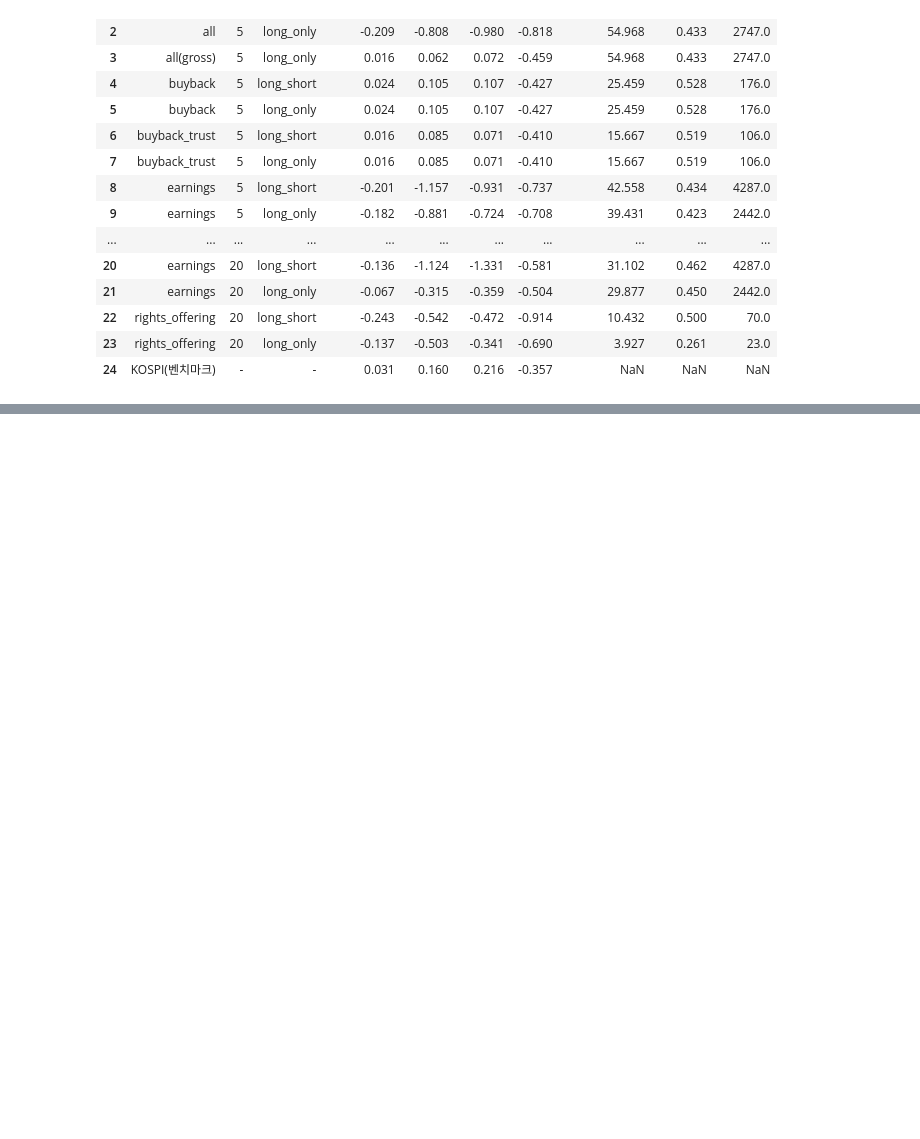
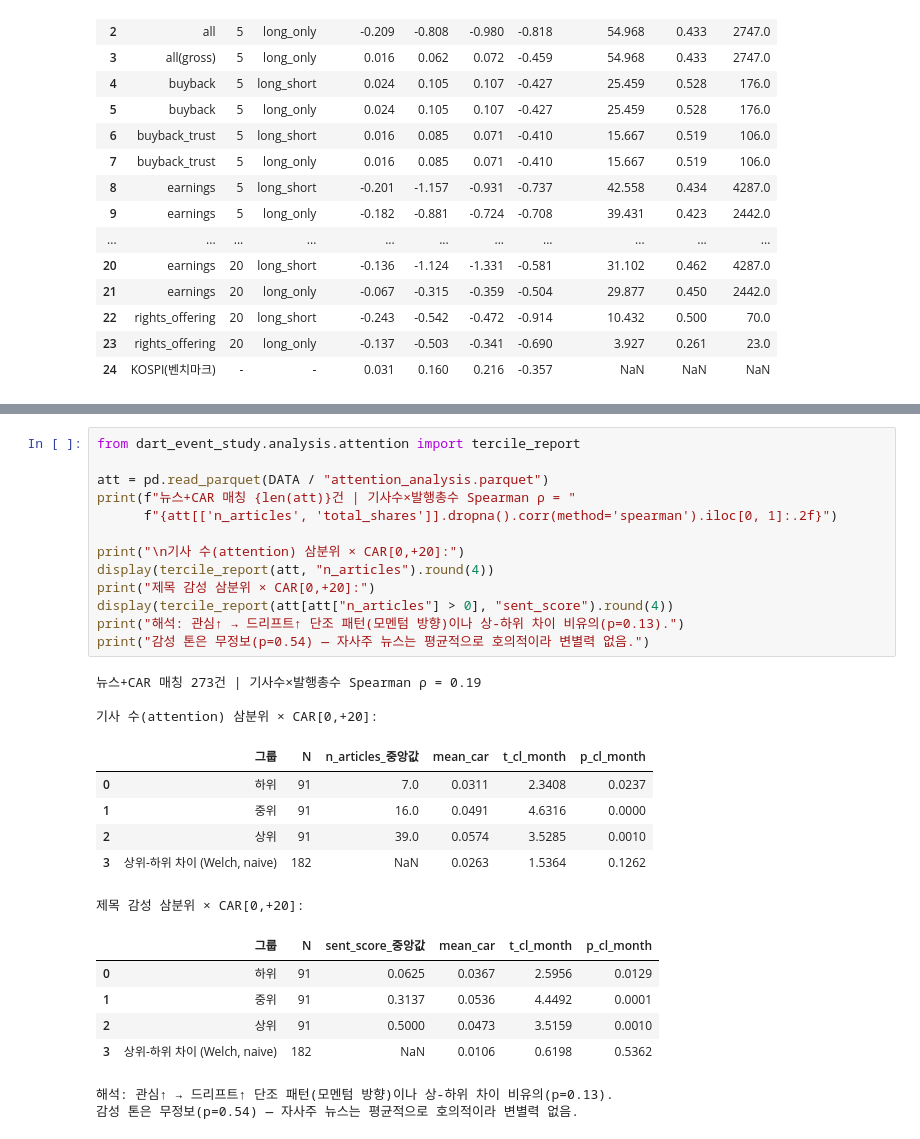
Before and after one commit to lethargic21/quant-lab, a Jupyter notebook: projects/dart-event-study/notebooks/report.ipynb, the cells around one changed output, grey strips where cells are left out. Saved outputs shown, nothing was run; the diff lists cells and outputs as text; blank space fills up the shorter version.

```diff
--- a/projects/dart-event-study/notebooks/report.ipynb
+++ b/projects/dart-event-study/notebooks/report.ipynb
@@ -213 +219,31 @@ display(bt[cols].round(3))
+# %%
+from dart_event_study.analysis.attention import tercile_report
+
+att = pd.read_parquet(DATA / "attention_analysis.parquet")
+print(f"뉴스+CAR 매칭 {len(att)}건 | 기사수×발행총수 Spearman ρ = "
+      f"{att[['n_articles', 'total_shares']].dropna().corr(method='spearman').iloc[0, 1]:.2f}")
+
+print("\n기사 수(attention) 삼분위 × CAR[0,+20]:")
+display(tercile_report(att, "n_articles").round(4))
+print("제목 감성 삼분위 × CAR[0,+20]:")
+display(tercile_report(att[att["n_articles"] > 0], "sent_score").round(4))
+print("해석: 관심↑ → 드리프트↑ 단조 패턴(모멘텀 방향)이나 상-하위 차이 비유의(p=0.13).")
+print("감성 톤은 무정보(p=0.54) — 자사주 뉴스는 평균적으로 호의적이라 변별력 없음.")
+# %% [output]
+뉴스+CAR 매칭 273건 | 기사수×발행총수 Spearman ρ = 0.19
+
+기사 수(attention) 삼분위 × CAR[0,+20]:
+|  | 그룹 | N | n_articles_중앙값 | mean_car | t_cl_month | p_cl_month |
+| 0 | 하위 | 91 | 7.0 | 0.0311 | 2.3408 | 0.0237 |
+| 1 | 중위 | 91 | 16.0 | 0.0491 | 4.6316 | 0.0000 |
+| 2 | 상위 | 91 | 39.0 | 0.0574 | 3.5285 | 0.0010 |
+| 3 | 상위-하위 차이 (Welch, naive) | 182 | NaN | 0.0263 | 1.5364 | 0.1262 |
+제목 감성 삼분위 × CAR[0,+20]:
+|  | 그룹 | N | sent_score_중앙값 | mean_car | t_cl_month | p_cl_month |
+| 0 | 하위 | 91 | 0.0625 | 0.0367 | 2.5956 | 0.0129 |
+| 1 | 중위 | 91 | 0.3137 | 0.0536 | 4.4492 | 0.0001 |
+| 2 | 상위 | 91 | 0.5000 | 0.0473 | 3.5159 | 0.0010 |
+| 3 | 상위-하위 차이 (Welch, naive) | 182 | NaN | 0.0106 | 0.6198 | 0.5362 |
+해석: 관심↑ → 드리프트↑ 단조 패턴(모멘텀 방향)이나 상-하위 차이 비유의(p=0.13).
+감성 톤은 무정보(p=0.54) — 자사주 뉴스는 평균적으로 호의적이라 변별력 없음.
 # %% [markdown]
```
Also changed, not shown: parts of 2 cells of this notebook, 4 other files.
